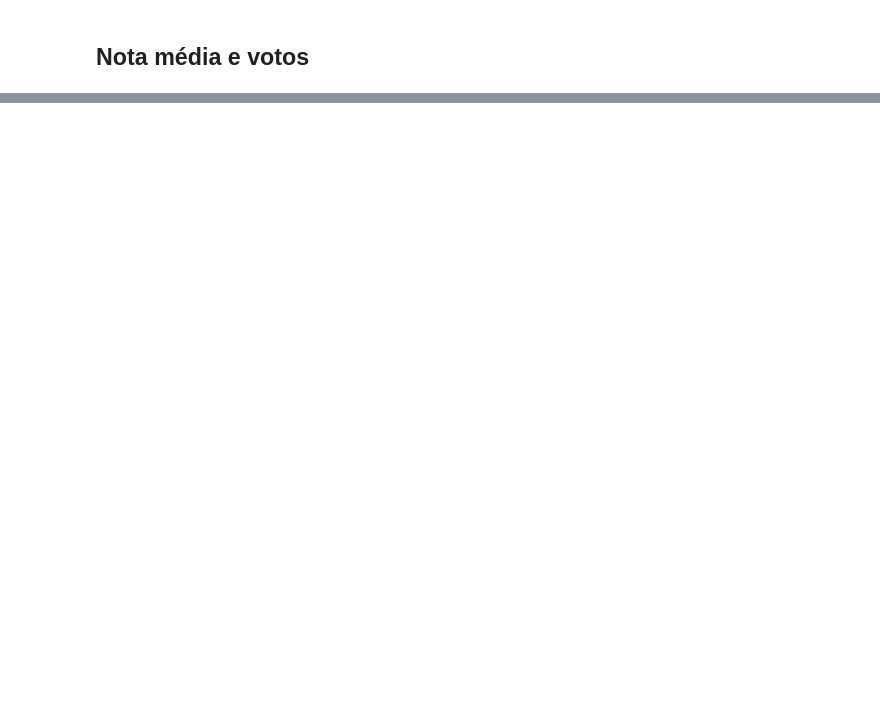
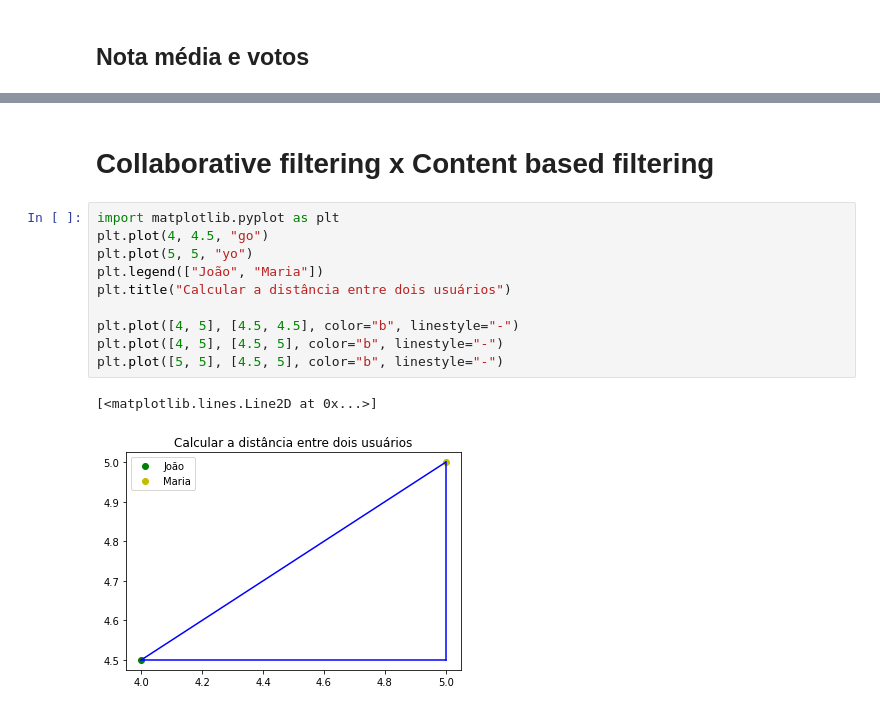
Before and after one commit to Facco-Bruno/Alura-ML, a Jupyter notebook: Sistemas_de_recomendacao_de_filmes.ipynb, the cells around one changed output, grey strips where cells are left out. Saved outputs shown, nothing was run; the diff lists cells and outputs as text; blank space fills up the shorter version.

```diff
--- a/Sistemas_de_recomendacao_de_filmes.ipynb
+++ b/Sistemas_de_recomendacao_de_filmes.ipynb
@@ -189,0 +190,15 @@ aventura_infantil_e_fantasia.drop(eu_assisti, errors='ignore').sort_values("nota
+# %% [markdown]
+# Collaborative filtering x Content based filtering
+# %%
+import matplotlib.pyplot as plt
+plt.plot(4, 4.5, "go")
+plt.plot(5, 5, "yo")
+plt.legend(["João", "Maria"])
+plt.title("Calcular a distância entre dois usuários")
+
+plt.plot([4, 5], [4.5, 4.5], color="b", linestyle="-")
+plt.plot([4, 5], [4.5, 5], color="b", linestyle="-")
+plt.plot([5, 5], [4.5, 5], color="b", linestyle="-")
+# %% [output]
+[<matplotlib.lines.Line2D at 0x...>]
+[figure, added]
```
Also changed, not shown: parts of 51 cells of this notebook.
